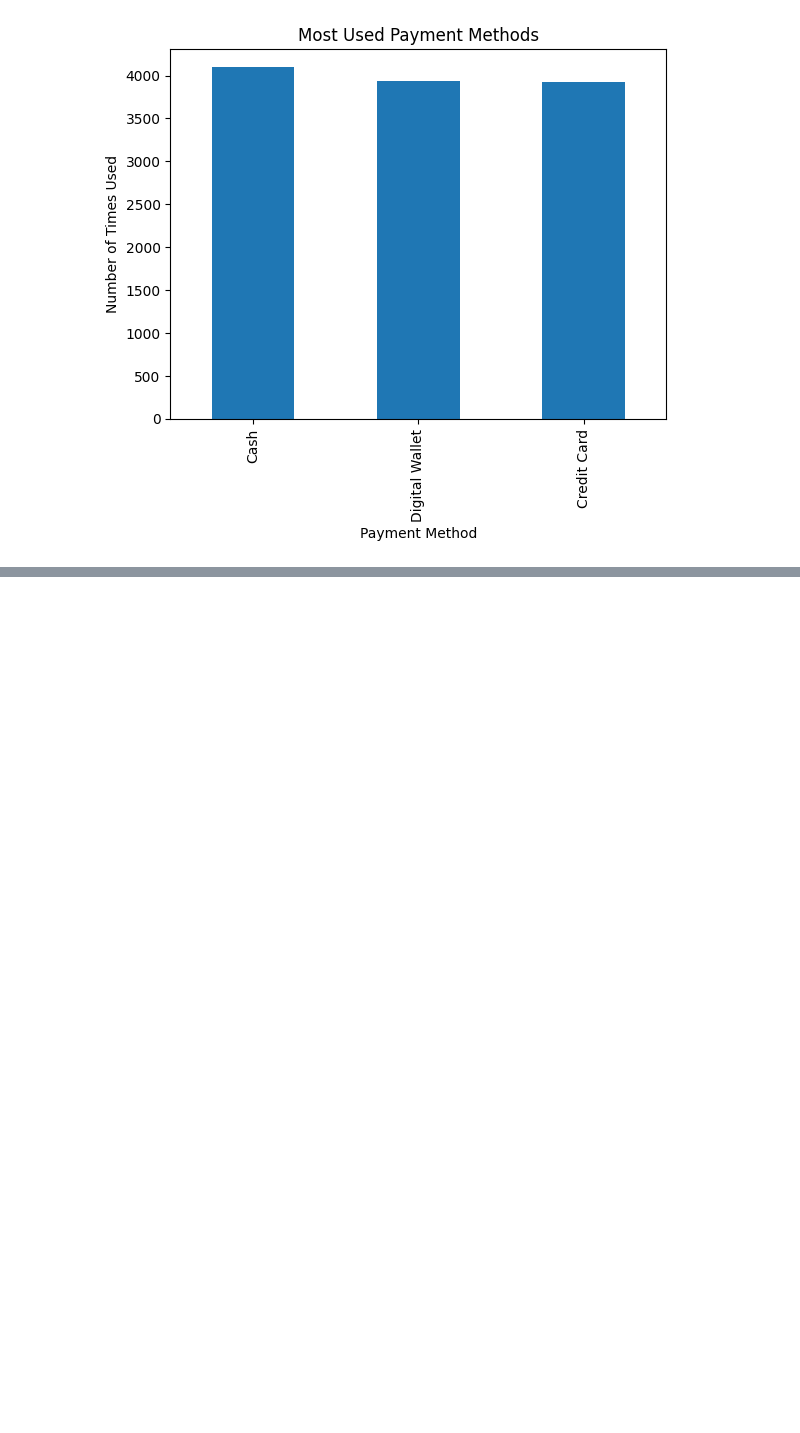
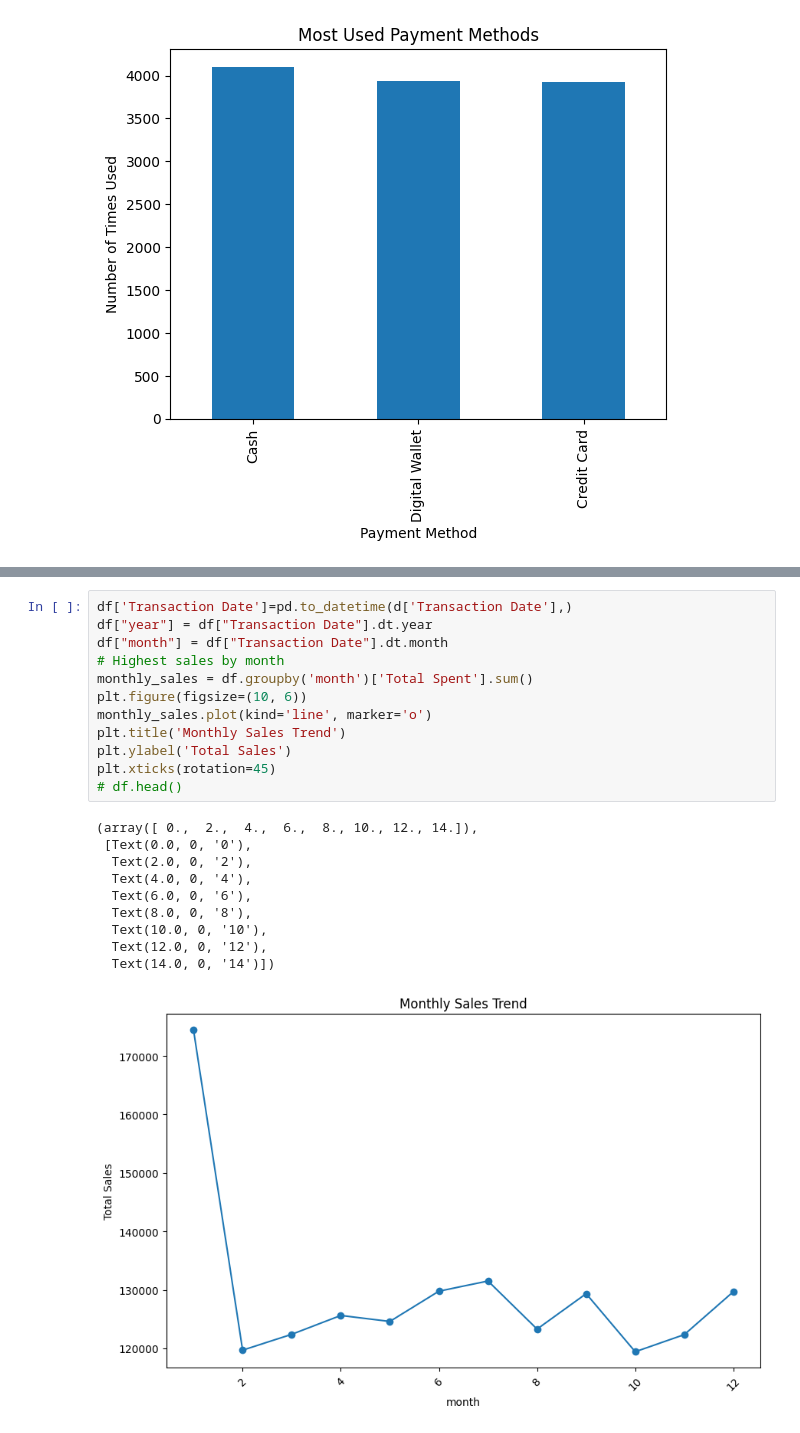
Before and after one commit to NawarajPoudel18/30-Data-science, a Jupyter notebook: assigenemtday15.ipynb, the cells around one changed output, grey strips where cells are left out. Saved outputs shown, nothing was run; the diff lists cells and outputs as text; blank space fills up the shorter version.

```diff
--- a/assigenemtday15.ipynb
+++ b/assigenemtday15.ipynb
@@ -133,0 +144,23 @@ plt.show()
+# %%
+df['Transaction Date']=pd.to_datetime(d['Transaction Date'],)
+df["year"] = df["Transaction Date"].dt.year
+df["month"] = df["Transaction Date"].dt.month
+# Highest sales by month
+monthly_sales = df.groupby('month')['Total Spent'].sum()
+plt.figure(figsize=(10, 6))
+monthly_sales.plot(kind='line', marker='o')
+plt.title('Monthly Sales Trend')
+plt.ylabel('Total Sales')
+plt.xticks(rotation=45)
+# df.head()
+# %% [output]
+(array([ 0.,  2.,  4.,  6.,  8., 10., 12., 14.]),
+ [Text(0.0, 0, '0'),
+  Text(2.0, 0, '2'),
+  Text(4.0, 0, '4'),
+  Text(6.0, 0, '6'),
+  Text(8.0, 0, '8'),
+  Text(10.0, 0, '10'),
+  Text(12.0, 0, '12'),
+  Text(14.0, 0, '14')])
+[figure, added]
```
Also changed, not shown: parts of 7 cells of this notebook, 1 other file.
